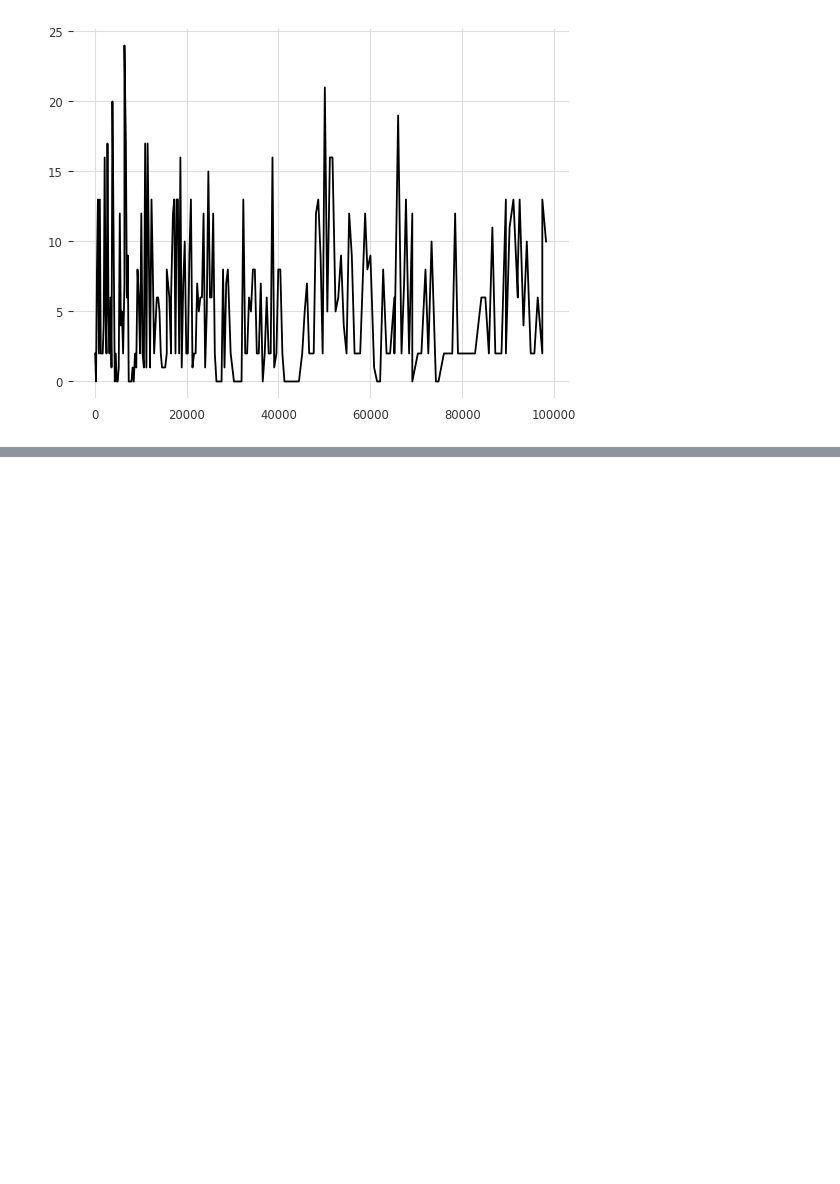
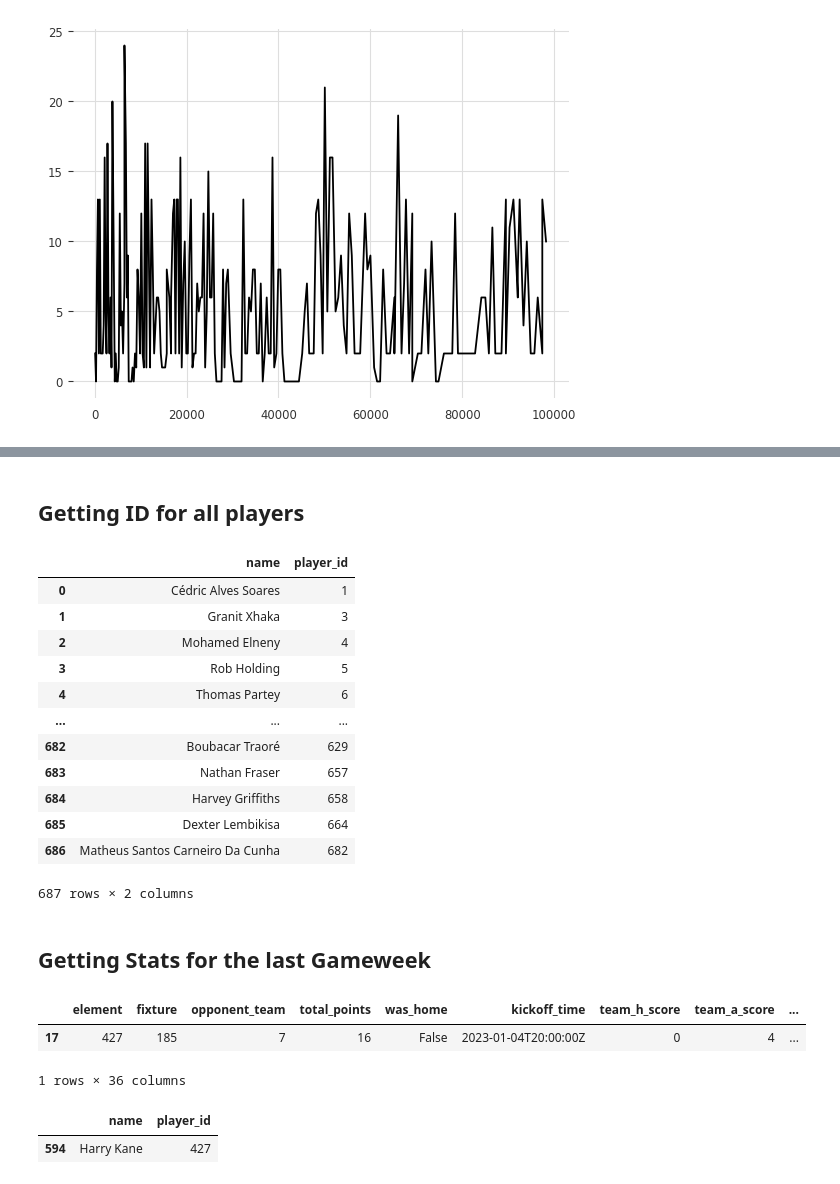
Before and after one commit to LonerRonin/fpl_project, a Jupyter notebook: data-sourcing.ipynb, the cells around one changed output, grey strips where cells are left out. Cells and saved outputs as stored; diff of their text form; code cells hidden in the pictures; blank space fills up the shorter version.

Commit message:
Interacted with the API to get last gameweeks data for given player

```diff
--- a/data-sourcing.ipynb
+++ b/data-sourcing.ipynb
@@ -92,0 +98,4 @@ kane['total_points'].plot()
+# %%
+response = requests.get(base_url)
+# %%
+base_json = response.json()
@@ -92,0 +122,2 @@ kane['total_points'].plot()
+# %%
+elements_df = pd.DataFrame(base_json['elements'])
@@ -92,0 +144,32 @@ kane['total_points'].plot()
+# %% [markdown]
+## Getting ID for all players
+# %%
+dct=[]
+
+for x in elements_df.index:
+    first_name = elements_df.first_name[x]
+    second_name = elements_df.second_name[x]
+    player_id = elements_df.id[x]
+
+    player_dict = {'name': first_name + ' ' + second_name,
+               'player_id' : player_id}
+    dct.append(player_dict)
+# %%
+player_id_df = pd.DataFrame(dct)
+player_id_df
+# %% [output]
+|  | name | player_id |
+| 0 | Cédric Alves Soares | 1 |
+| 1 | Granit Xhaka | 3 |
+| 2 | Mohamed Elneny | 4 |
+| 3 | Rob Holding | 5 |
+| 4 | Thomas Partey | 6 |
+| ... | ... | ... |
+| 682 | Boubacar Traoré | 629 |
+| 683 | Nathan Fraser | 657 |
+| 684 | Harvey Griffiths | 658 |
+| 685 | Dexter Lembikisa | 664 |
+| 686 | Matheus Santos Carneiro Da Cunha | 682 |
+687 rows × 2 columns
+# %% [markdown]
+## Getting Stats for the last Gameweek
@@ -92,0 +183,12 @@ kane['total_points'].plot()
+# %%
+get_last_gameweek(427)
+# %% [output]
+|  | element | fixture | opponent_team | total_points | was_home | kickoff_time | team_h_score | team_a_score | ... |
+| 17 | 427 | 185 | 7 | 16 | False | 2023-01-04T20:00:00Z | 0 | 4 | ... |
+1 rows × 36 columns
+# %%
+player_id_df.loc[player_id_df['name'] == 'Harry Kane']
+# .values[0][1]
+# %% [output]
+|  | name | player_id |
+| 594 | Harry Kane | 427 |
```
Also changed, not shown: parts of 15 cells of this notebook.
